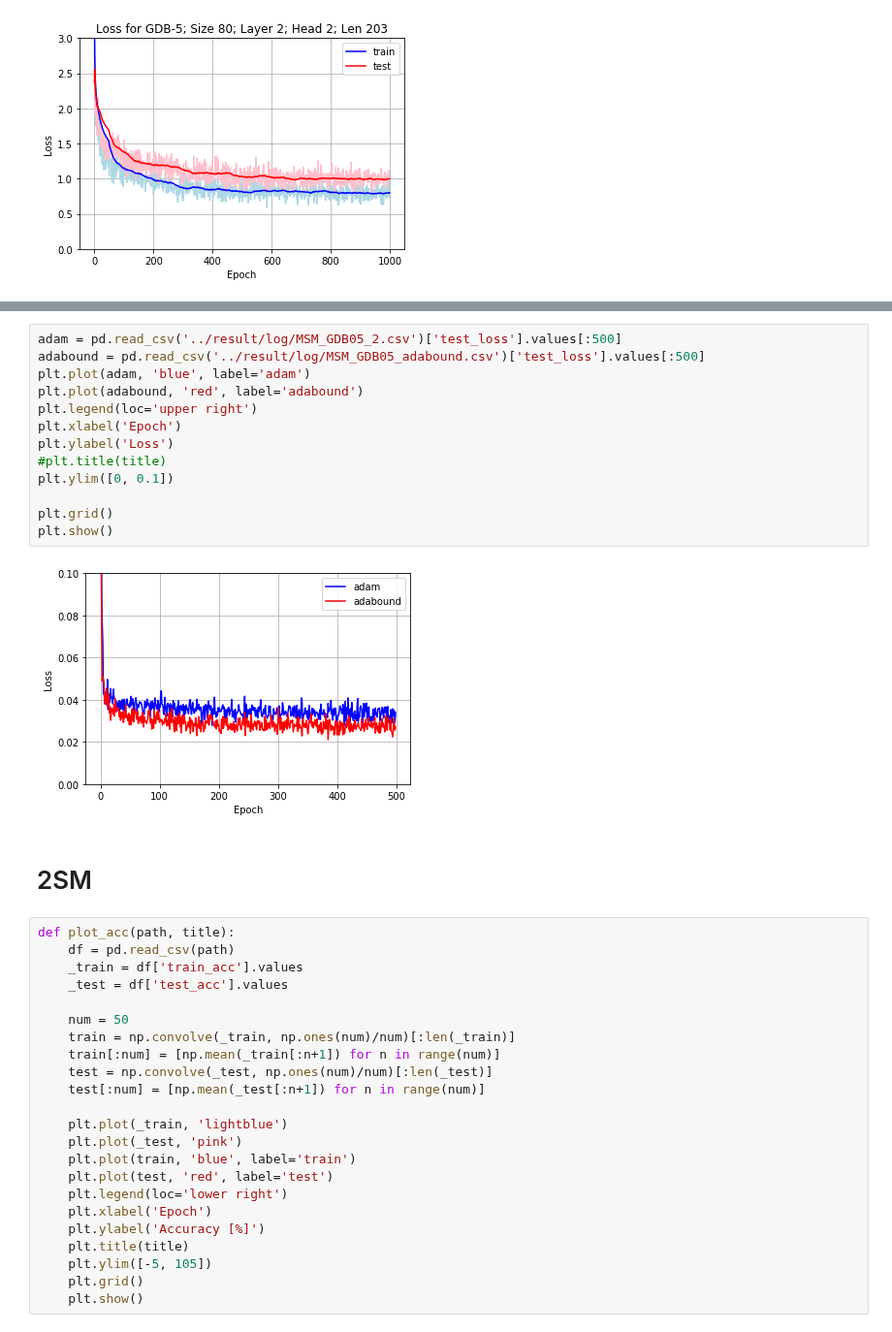
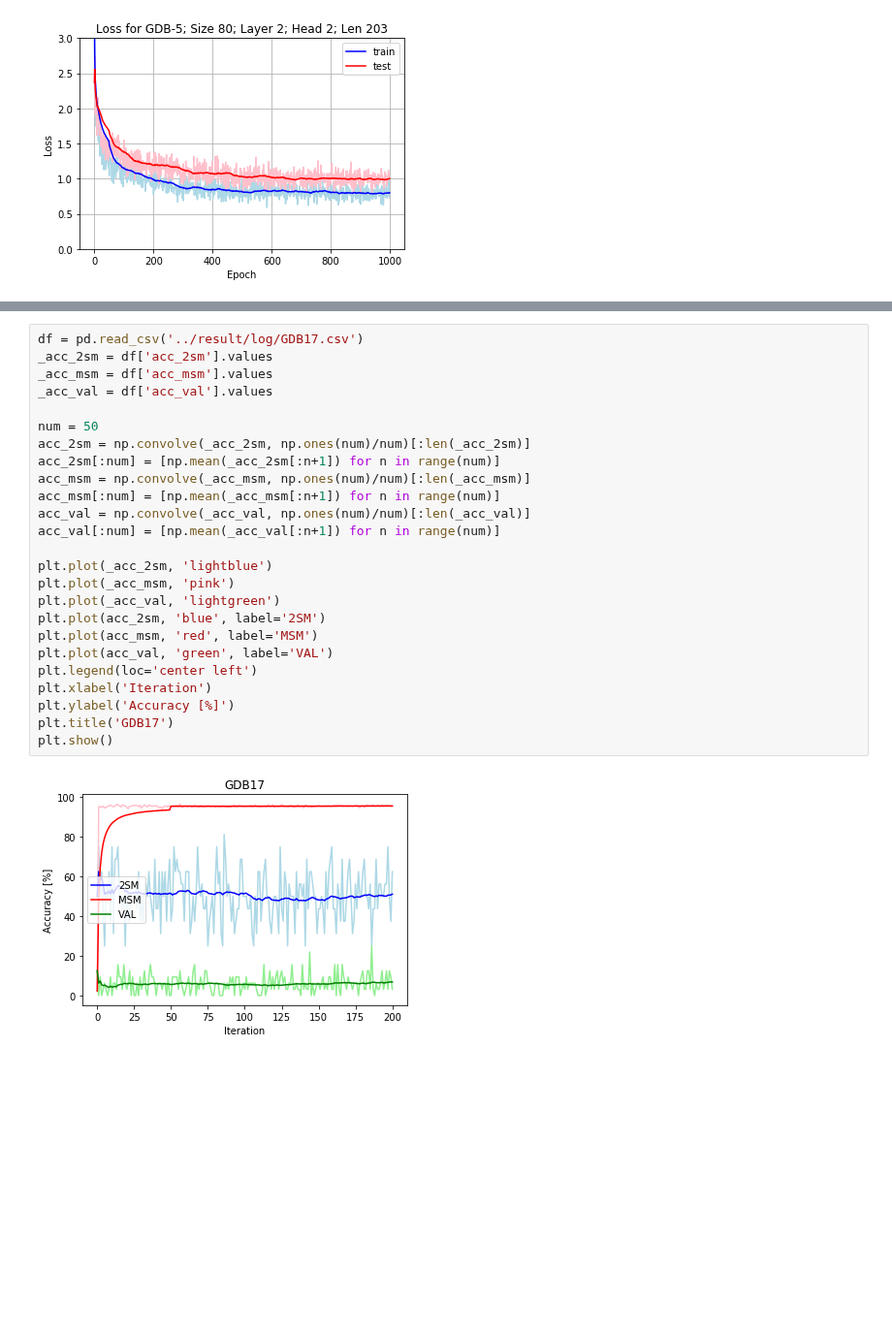
Before and after one commit to DSPsleeporg/smiles-transformer, a Jupyter notebook: smiles_transformer/Untitled.ipynb, the cells around one changed output, grey strips where cells are left out. Shown at 97% size. Cells and saved outputs as stored; diff of their text form; blank space fills up the shorter version.

```diff
--- a/smiles_transformer/Untitled.ipynb
+++ b/smiles_transformer/Untitled.ipynb
@@ -43,41 +35,28 @@ plot('../result/log/MSM_GDB05_adabound.csv', 'Loss for GDB-5; Size 80; Layer 2;
-# %%
-adam = pd.read_csv('../result/log/MSM_GDB05_2.csv')['test_loss'].values[:500]
-adabound = pd.read_csv('../result/log/MSM_GDB05_adabound.csv')['test_loss'].values[:500]
-plt.plot(adam, 'blue', label='adam')
-plt.plot(adabound, 'red', label='adabound')
-plt.legend(loc='upper right')
-plt.xlabel('Epoch')
-plt.ylabel('Loss')
-#plt.title(title)
-plt.ylim([0, 0.1])
-
-plt.grid()
-plt.show()
-# %% [output]
-[figure, removed]
-# %% [markdown]
-# 2SM
 # %%
-def plot_acc(path, title):
-    df = pd.read_csv(path)
-    _train = df['train_acc'].values
-    _test = df['test_acc'].values
+df = pd.read_csv('../result/log/GDB17.csv')
+_acc_2sm = df['acc_2sm'].values
+_acc_msm = df['acc_msm'].values
+_acc_val = df['acc_val'].values
 
-    num = 50
-    train = np.convolve(_train, np.ones(num)/num)[:len(_train)]
-    train[:num] = [np.mean(_train[:n+1]) for n in range(num)]
-    test = np.convolve(_test, np.ones(num)/num)[:len(_test)]
-    test[:num] = [np.mean(_test[:n+1]) for n in range(num)]
+num = 50
+acc_2sm = np.convolve(_acc_2sm, np.ones(num)/num)[:len(_acc_2sm)]
+acc_2sm[:num] = [np.mean(_acc_2sm[:n+1]) for n in range(num)]
+acc_msm = np.convolve(_acc_msm, np.ones(num)/num)[:len(_acc_msm)]
+acc_msm[:num] = [np.mean(_acc_msm[:n+1]) for n in range(num)]
+acc_val = np.convolve(_acc_val, np.ones(num)/num)[:len(_acc_val)]
+acc_val[:num] = [np.mean(_acc_val[:n+1]) for n in range(num)]
 
-    plt.plot(_train, 'lightblue')
-    plt.plot(_test, 'pink')
-    plt.plot(train, 'blue', label='train')
-    plt.plot(test, 'red', label='test')
-    plt.legend(loc='lower right')
-    plt.xlabel('Epoch')
-    plt.ylabel('Accuracy [%]')
-    plt.title(title)
-    plt.ylim([-5, 105])
-    plt.grid()
-    plt.show()
+plt.plot(_acc_2sm, 'lightblue')
+plt.plot(_acc_msm, 'pink')
+plt.plot(_acc_val, 'lightgreen')
+plt.plot(acc_2sm, 'blue', label='2SM')
+plt.plot(acc_msm, 'red', label='MSM')
+plt.plot(acc_val, 'green', label='VAL')
+plt.legend(loc='center left')
+plt.xlabel('Iteration')
+plt.ylabel('Accuracy [%]')
+plt.title('GDB17')
+plt.show()
+# %% [output]
+[figure, added]
 # %%
```
Also changed, not shown: parts of 17 cells of this notebook, 3 other files.
